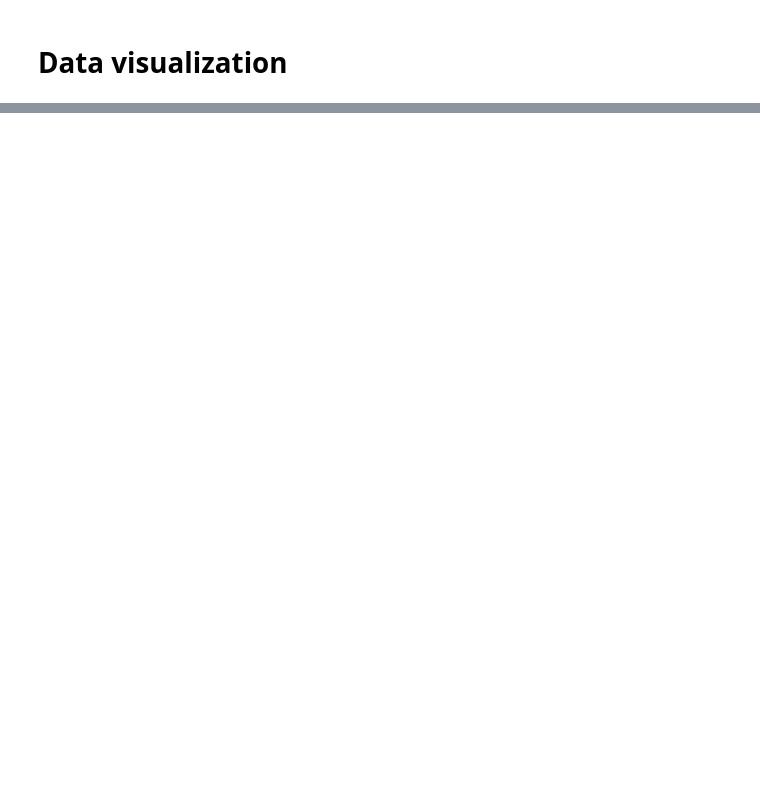
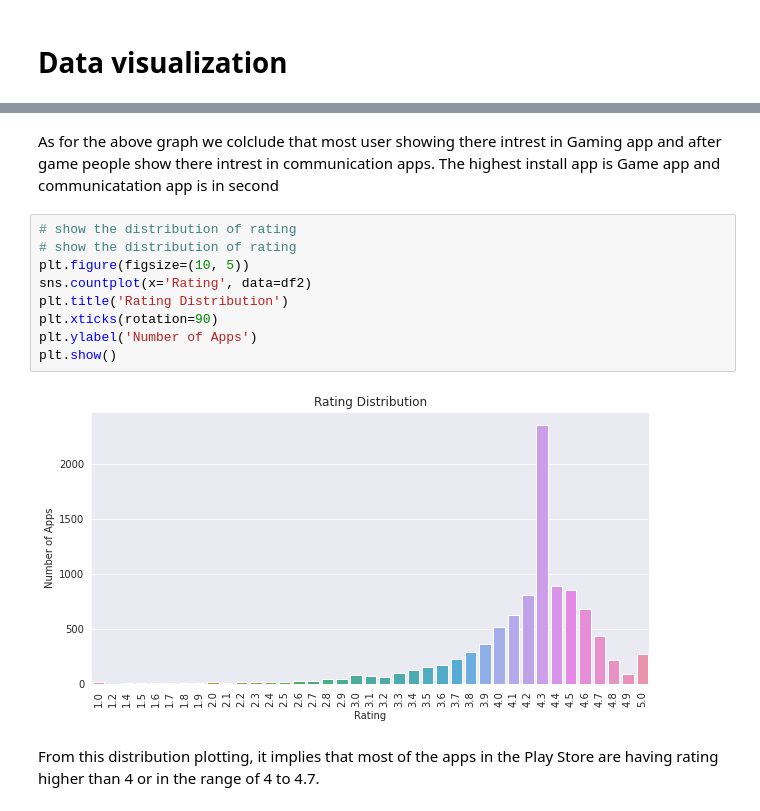
Before and after one commit to satyam-jyoti-sankar/Play_store_data_analysis, a Jupyter notebook: Copy_of_Play_Store_App_Review_Analysis_Capstone_Project.ipynb, the cells around one changed output, grey strips where cells are left out. Saved outputs shown, nothing was run; the diff lists cells and outputs as text; blank space fills up the shorter version.

```diff
--- a/Copy_of_Play_Store_App_Review_Analysis_Capstone_Project.ipynb
+++ b/Copy_of_Play_Store_App_Review_Analysis_Capstone_Project.ipynb
@@ -266,0 +352,15 @@ df2.describe()
+# %% [markdown]
+As for the above graph we colclude that most user showing there intrest in Gaming app and after game people show there intrest in communication apps. The highest install app is Game app and communicatation app is in second
+# %%
+# show the distribution of rating
+# show the distribution of rating
+plt.figure(figsize=(10, 5))
+sns.countplot(x='Rating', data=df2)
+plt.title('Rating Distribution')
+plt.xticks(rotation=90)
+plt.ylabel('Number of Apps')
+plt.show()
+# %% [output]
+[figure, added]
+# %% [markdown]
+From this distribution plotting, it implies that most of the apps in the Play Store are having rating higher than 4 or in the range of 4 to 4.7.
```
Also changed, not shown: parts of 42 cells of this notebook.
